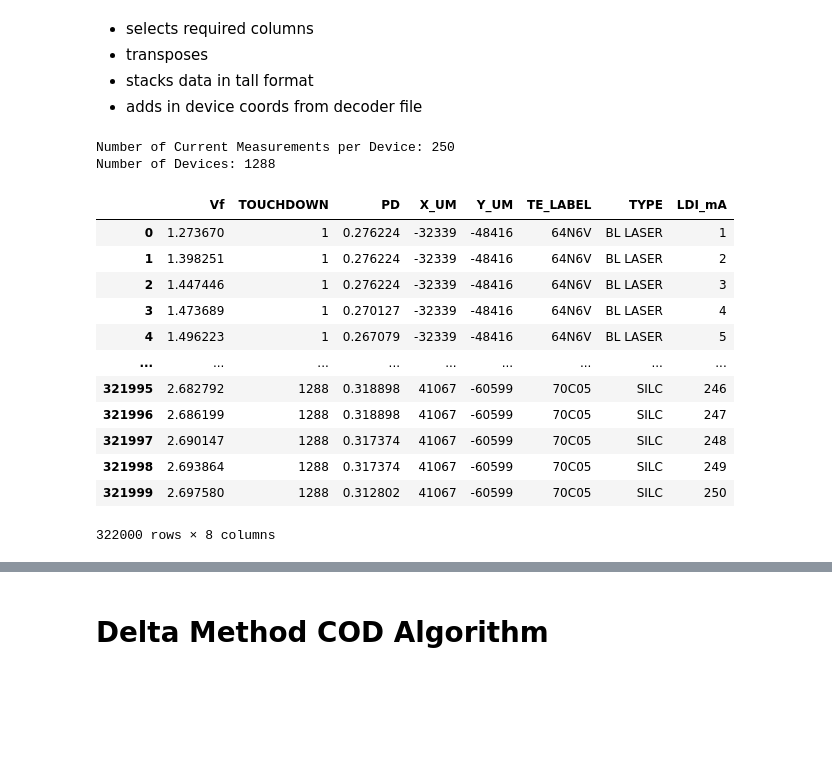
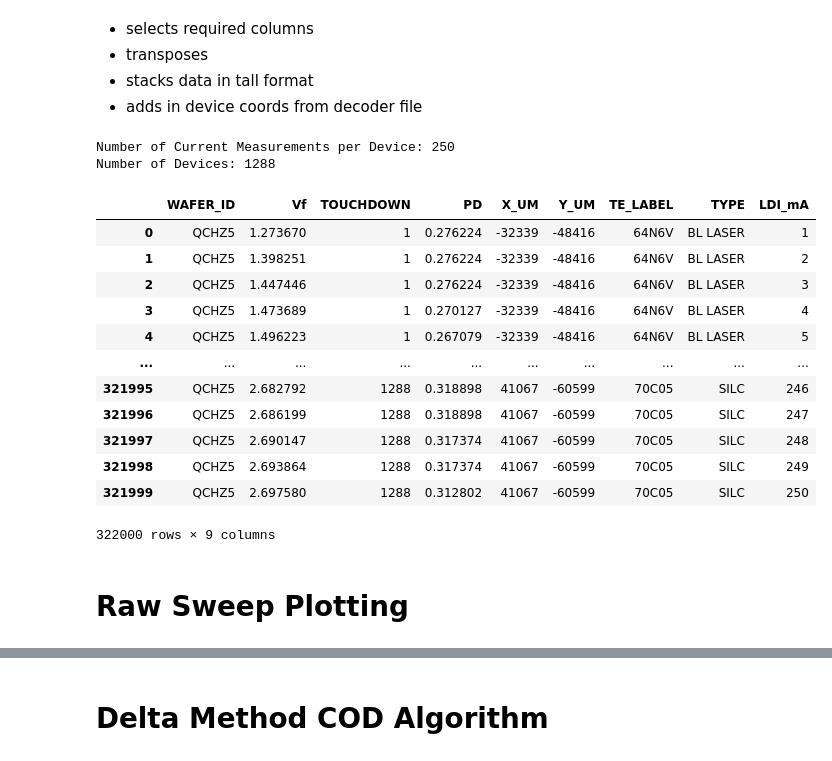
Before and after one commit to VadanKhan/liv-cod-algorithm, a Jupyter notebook: liv_cod_algorithm/cod_algorithm.ipynb, the cells around one changed output, grey strips where cells are left out. Cells and saved outputs as stored; diff of their text form; code cells hidden in the pictures; blank space fills up the shorter version.

```diff
--- a/liv_cod_algorithm/cod_algorithm.ipynb
+++ b/liv_cod_algorithm/cod_algorithm.ipynb
@@ -60,19 +60,16 @@ warnings.filterwarnings("ignore")
 col_names = df.columns
 
 
-
 # Find columns containing "Vf" or "PD"
 
 
 selected_cols = [col for col in col_names if "Vf" in col or "PD" in col]
 
 
-
 # Subset the data frame with selected columns
 
 
 df_subset = df[selected_cols]
-
 
 
 # Find and delete columns containing "Vf@" or "PD@"
@@ -82,7 +79,6 @@ cols_to_delete = [col for col in df_subset.columns if "Vf@" in col or "PD@" in c
 
 
 df_subset.drop(columns=cols_to_delete, inplace=True)
-
 
 
 # Transpose the data frame
@@ -148,44 +144,49 @@ else:
 
 if decoder_file_path.exists():
     df_decoder = pd.read_csv(decoder_file_path)
     # Update with decoder to get TE_LABEL etc.
     if "YMIN" in df_decoder.columns and "XMIN" in df_decoder.columns:
 
         df_raw_sweeps = df_raw_sweeps.merge(
             df_decoder[["YMIN", "XMIN", "TE_LABEL", "TYPE"]],
             left_on=["STX_WAFER_Y_UM", "STX_WAFER_X_UM"],
             right_on=["YMIN", "XMIN"],
             how="left",
         ).drop(columns=["YMIN", "XMIN"])
     else:
         print("Required columns for merging decoder data are missing in the decoder file.")
 else:
     print(f"Decoder file not found at {decoder_file_path}")
 
 
 # Rename the columns
 df_raw_sweeps.rename(columns={"STX_WAFER_X_UM": "X_UM", "STX_WAFER_Y_UM": "Y_UM"}, inplace=True)
 
 
 # Add current column as a repeating sequence of length n_meas
 df_raw_sweeps["LDI_mA"] = [i % n_meas + 1 for i in range(len(df_raw_sweeps))]
 
+# Add a column for WAFER_ID with the wafer_id value repeated for every row
+df_raw_sweeps.insert(0, "WAFER_ID", wafer_id)
+
 
 # Display the first 10 rows of df_raw_sweeps
-df_raw_sweeps.head(379500)
+# df_raw_sweeps.head(379500)
 # %% [output]
 Number of Current Measurements per Device: 250
 Number of Devices: 1288
-|  | Vf | TOUCHDOWN | PD | X_UM | Y_UM | TE_LABEL | TYPE | LDI_mA |
-| 0 | 1.273670 | 1 | 0.276224 | -32339 | -48416 | 64N6V | BL LASER | 1 |
-| 1 | 1.398251 | 1 | 0.276224 | -32339 | -48416 | 64N6V | BL LASER | 2 |
-| 2 | 1.447446 | 1 | 0.276224 | -32339 | -48416 | 64N6V | BL LASER | 3 |
-| 3 | 1.473689 | 1 | 0.270127 | -32339 | -48416 | 64N6V | BL LASER | 4 |
-| 4 | 1.496223 | 1 | 0.267079 | -32339 | -48416 | 64N6V | BL LASER | 5 |
-| ... | ... | ... | ... | ... | ... | ... | ... | ... |
-| 321995 | 2.682792 | 1288 | 0.318898 | 41067 | -60599 | 70C05 | SILC | 246 |
-| 321996 | 2.686199 | 1288 | 0.318898 | 41067 | -60599 | 70C05 | SILC | 247 |
-| 321997 | 2.690147 | 1288 | 0.317374 | 41067 | -60599 | 70C05 | SILC | 248 |
-| 321998 | 2.693864 | 1288 | 0.317374 | 41067 | -60599 | 70C05 | SILC | 249 |
-| 321999 | 2.697580 | 1288 | 0.312802 | 41067 | -60599 | 70C05 | SILC | 250 |
+|  | WAFER_ID | Vf | TOUCHDOWN | PD | X_UM | Y_UM | TE_LABEL | TYPE | LDI_mA |
+| 0 | QCHZ5 | 1.273670 | 1 | 0.276224 | -32339 | -48416 | 64N6V | BL LASER | 1 |
+| 1 | QCHZ5 | 1.398251 | 1 | 0.276224 | -32339 | -48416 | 64N6V | BL LASER | 2 |
+| 2 | QCHZ5 | 1.447446 | 1 | 0.276224 | -32339 | -48416 | 64N6V | BL LASER | 3 |
+| 3 | QCHZ5 | 1.473689 | 1 | 0.270127 | -32339 | -48416 | 64N6V | BL LASER | 4 |
+| 4 | QCHZ5 | 1.496223 | 1 | 0.267079 | -32339 | -48416 | 64N6V | BL LASER | 5 |
+| ... | ... | ... | ... | ... | ... | ... | ... | ... | ... |
+| 321995 | QCHZ5 | 2.682792 | 1288 | 0.318898 | 41067 | -60599 | 70C05 | SILC | 246 |
+| 321996 | QCHZ5 | 2.686199 | 1288 | 0.318898 | 41067 | -60599 | 70C05 | SILC | 247 |
+| 321997 | QCHZ5 | 2.690147 | 1288 | 0.317374 | 41067 | -60599 | 70C05 | SILC | 248 |
+| 321998 | QCHZ5 | 2.693864 | 1288 | 0.317374 | 41067 | -60599 | 70C05 | SILC | 249 |
+| 321999 | QCHZ5 | 2.697580 | 1288 | 0.312802 | 41067 | -60599 | 70C05 | SILC | 250 |
-322000 rows × 8 columns
+322000 rows × 9 columns
+# %% [markdown]
+# Raw Sweep Plotting
```
Also changed, not shown: parts of 5 cells of this notebook.
